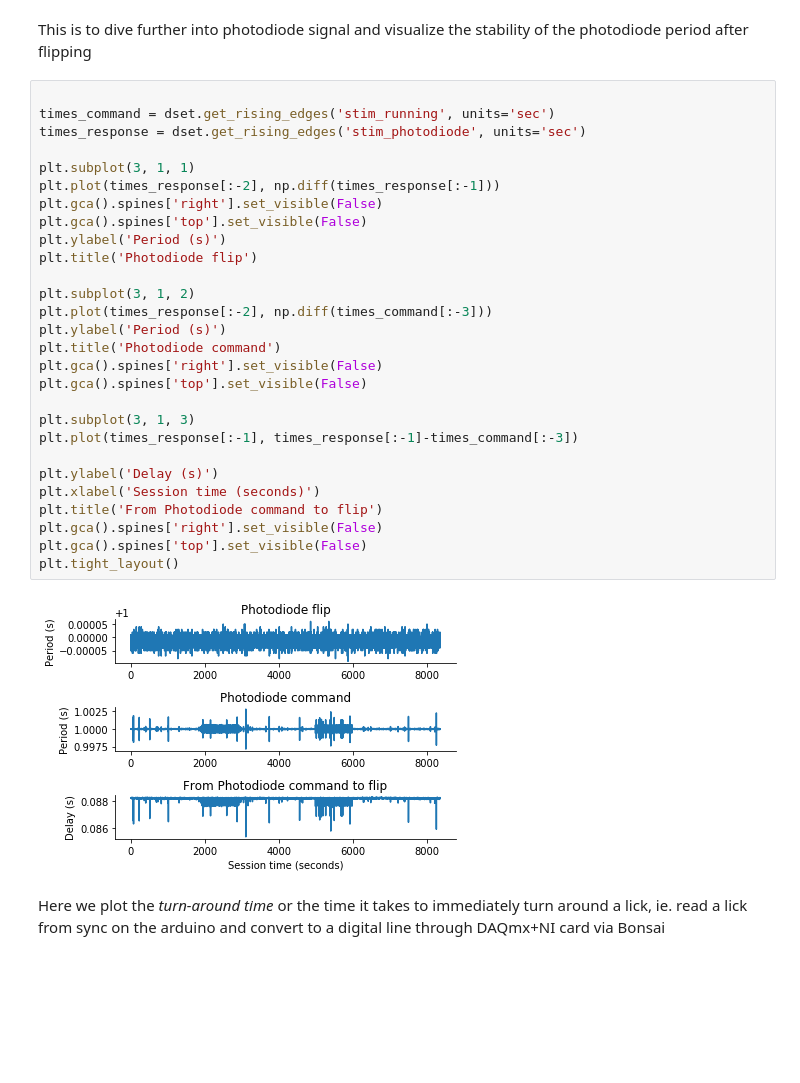
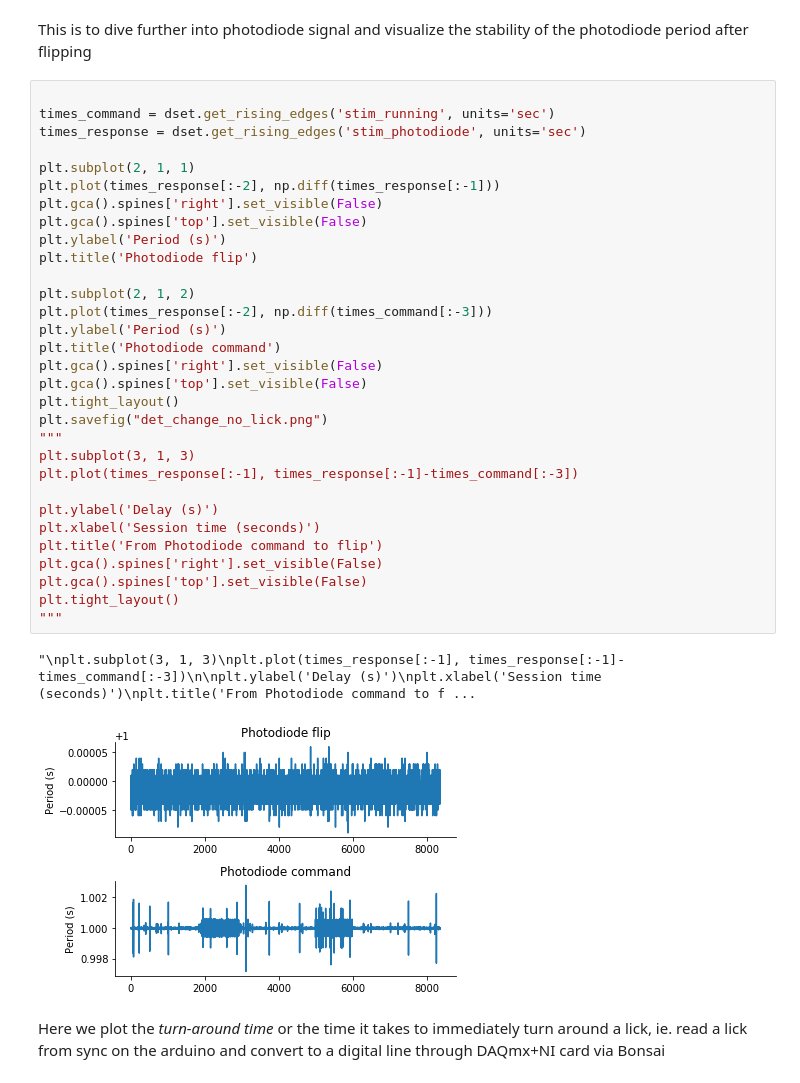
Before and after one commit to AllenInstitute/bonsai_workflows, a Jupyter notebook: Analysis/det_change_long_no_licks/2021-04-27-det_change_long_no_licks.ipynb, the cells around one changed output. Drawn from its saved outputs; the diff is of its cells as text; blank space fills up the shorter version.

```diff
--- a/Analysis/det_change_long_no_licks/2021-04-27-det_change_long_no_licks.ipynb
+++ b/Analysis/det_change_long_no_licks/2021-04-27-det_change_long_no_licks.ipynb
@@ -58,33 +58,37 @@ This is to dive further into photodiode signal and visualize the stability of th
 # %%
 
 times_command = dset.get_rising_edges('stim_running', units='sec')
 times_response = dset.get_rising_edges('stim_photodiode', units='sec')
 
-plt.subplot(3, 1, 1)
+plt.subplot(2, 1, 1)
 plt.plot(times_response[:-2], np.diff(times_response[:-1]))
 plt.gca().spines['right'].set_visible(False)
 plt.gca().spines['top'].set_visible(False)
 plt.ylabel('Period (s)')
 plt.title('Photodiode flip')
 
-plt.subplot(3, 1, 2)
+plt.subplot(2, 1, 2)
 plt.plot(times_response[:-2], np.diff(times_command[:-3]))
 plt.ylabel('Period (s)')
 plt.title('Photodiode command')
 plt.gca().spines['right'].set_visible(False)
 plt.gca().spines['top'].set_visible(False)
-
+plt.tight_layout()
+plt.savefig("det_change_no_lick.png")
+"""
 plt.subplot(3, 1, 3)
 plt.plot(times_response[:-1], times_response[:-1]-times_command[:-3])
 
 plt.ylabel('Delay (s)')
 plt.xlabel('Session time (seconds)')
 plt.title('From Photodiode command to flip')
 plt.gca().spines['right'].set_visible(False)
 plt.gca().spines['top'].set_visible(False)
 plt.tight_layout()
+"""
 # %% [output]
+"\nplt.subplot(3, 1, 3)\nplt.plot(times_response[:-1], times_response[:-1]-times_command[:-3])\n\nplt.ylabel('Delay (s)')\nplt.xlabel('Session time (seconds)')\nplt.title('From Photodiode command to f ...
-[figure, old version]
+[figure, new version]
 # %% [markdown]
 Here we plot the *turn-around time* or the time it takes to immediately turn around a lick, ie. read a lick from sync on the arduino and convert to a digital line through DAQmx+NI card via Bonsai
 # %%
```
Also changed, not shown: 12 other files.
